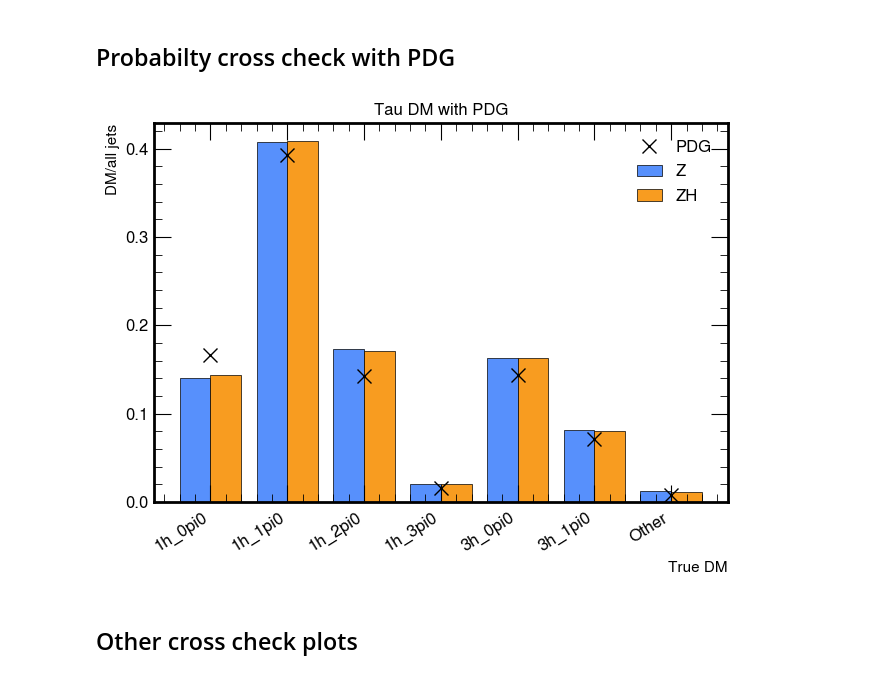
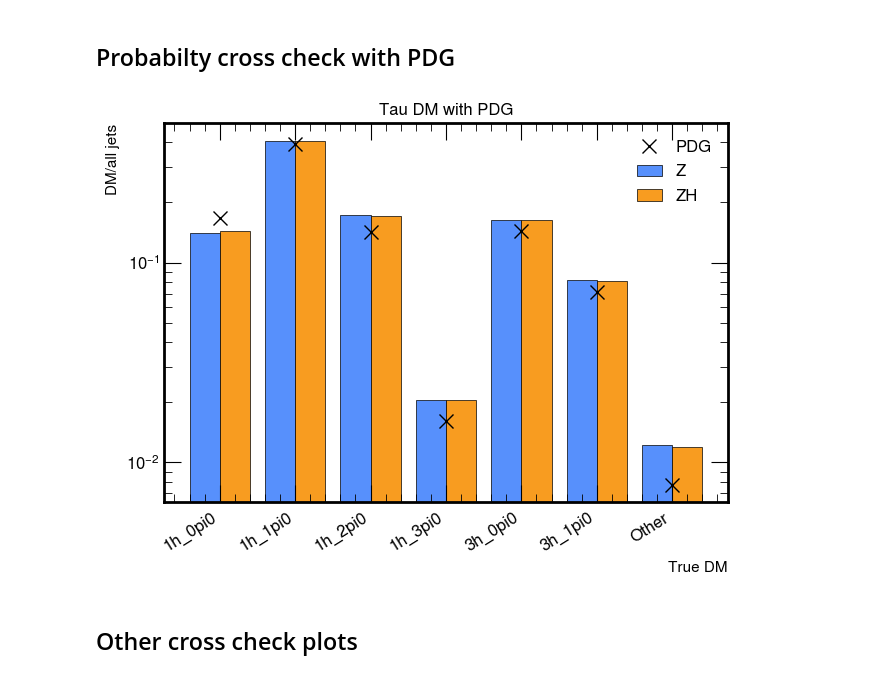
Before and after one commit to HEP-KBFI/ml-tau-en-reg, a Jupyter notebook: notebooks/data_intro.ipynb, the cells around one changed output. Saved outputs shown, nothing was run; the diff lists cells and outputs as text; code cells hidden in the pictures.

```diff
--- a/notebooks/data_intro.ipynb
+++ b/notebooks/data_intro.ipynb
@@ -315,35 +329,35 @@ t2 = zh_remap[2]/sum(zh_remap[2])
 
 plt.bar(ind, t1, width,
         label='Z',
         #color = cud_colors[0],
         edgecolor='black',
         linewidth=0.5)
 
 plt.bar(ind + width, t2, width,
         label='ZH',
         #color = cud_colors[1],
         edgecolor='black',
         linewidth=0.5)
 
 plt.plot(ind+width/2, PDG_ratios, linestyle = '',
          marker='x', color='k',markersize=10, label='PDG' )
 
 plt.xlabel('True DM',fontsize=11)
 
 plt.ylabel('DM/all jets',fontsize=11)
 plt.title('Tau DM with PDG',fontsize=12)
 
 plt.xticks(ind + width / 2, [remap_d[i] for i in remap_d], rotation=32, ha='right', fontsize=12)
 plt.yticks(fontsize=12)
 
 # Set y-axis to logarithmic scale
-#plt.yscale('log')
+plt.yscale('log')
 
 plt.legend(loc='best', fontsize=12)
 
 plt.tight_layout()
 # %% [output]
-[figure, old version]
+[figure, new version]
 # %% [markdown]
 ## Other cross check plots
 # %% [markdown]
```
Also changed, not shown: parts of 4 cells of this notebook.
